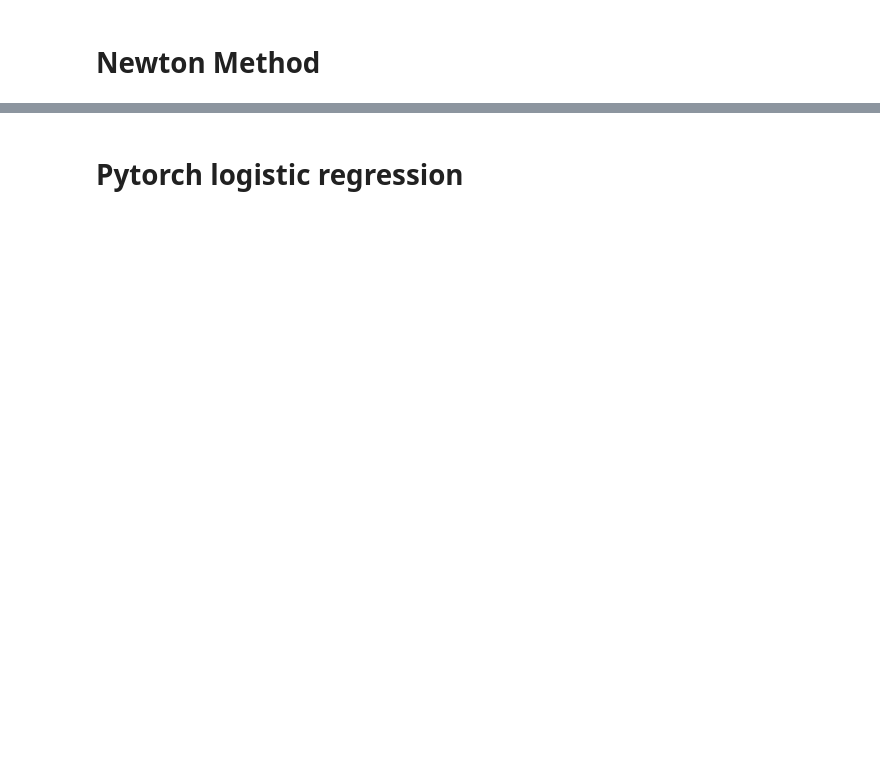
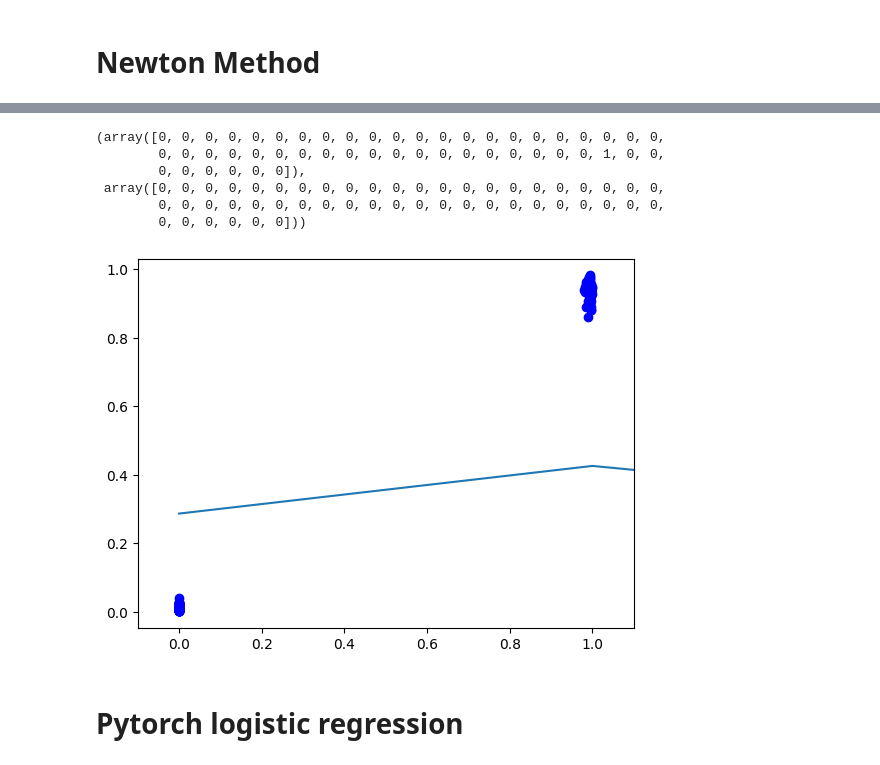
Before and after one commit to ZhechengLiao/ML-algorithm, a Jupyter notebook: LogisticRegression.ipynb, the cells around one changed output, grey strips where cells are left out. Saved outputs shown, nothing was run; the diff lists cells and outputs as text; code cells hidden in the pictures; blank space fills up the shorter version.

```diff
--- a/LogisticRegression.ipynb
+++ b/LogisticRegression.ipynb
@@ -30,6 +32,7 @@ def newton(x, y, y_pred):
 # %%
 w = np.zeros(2)
 lr = 0.1
-epoch_num = 10
+epoch_num = 100
 loss(y_train, sigmoid(w, x_train))
+w.shape
 # %% [output]
@@ -72,3 +89,31 @@ epoch:9, loss: 0.5777506139507574, weight: [ 0.24713078 -0.41369819]
+# %%
+# Predict
+y_preds = []
+for y_pred in sigmoid(w, x_test):
+  if y_pred > 0.5:
+    y_pred = 1
+  else:
+    y_pred = 0
+  y_preds.append(y_pred)
+
+y_preds = np.array(y_preds)
+y_preds, y_test
+# %% [output]
+(array([0, 0, 0, 0, 0, 0, 0, 0, 0, 0, 0, 0, 0, 0, 0, 0, 0, 0, 0, 0, 0, 0,
+        0, 0, 0, 0, 0, 0, 0, 0, 0, 0, 0, 0, 0, 0, 0, 0, 0, 0, 0, 1, 0, 0,
+        0, 0, 0, 0, 0, 0]),
+ array([0, 0, 0, 0, 0, 0, 0, 0, 0, 0, 0, 0, 0, 0, 0, 0, 0, 0, 0, 0, 0, 0,
+        0, 0, 0, 0, 0, 0, 0, 0, 0, 0, 0, 0, 0, 0, 0, 0, 0, 0, 0, 0, 0, 0,
+        0, 0, 0, 0, 0, 0]))
+# %%
+from matplotlib import pyplot as plt
+for x1, x2 in x_train:
+  plt.scatter(sigmoid(w, x1), sigmoid(w, x2), color='blue')
+plt.plot(sigmoid(w, x_train))
+plt.xlim([-0.1, 1.1])
+plt.show()
+# %% [output]
+[figure, added]
 # %% [markdown]
 # Pytorch logistic regression
 # %%
```
Also changed, not shown: parts of 7 cells of this notebook.
